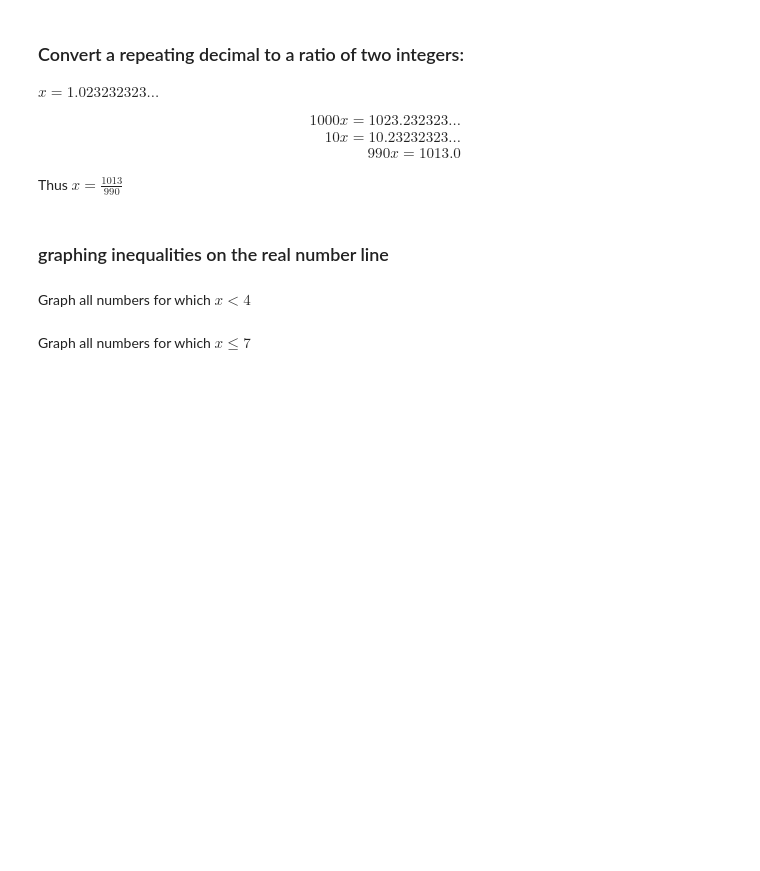
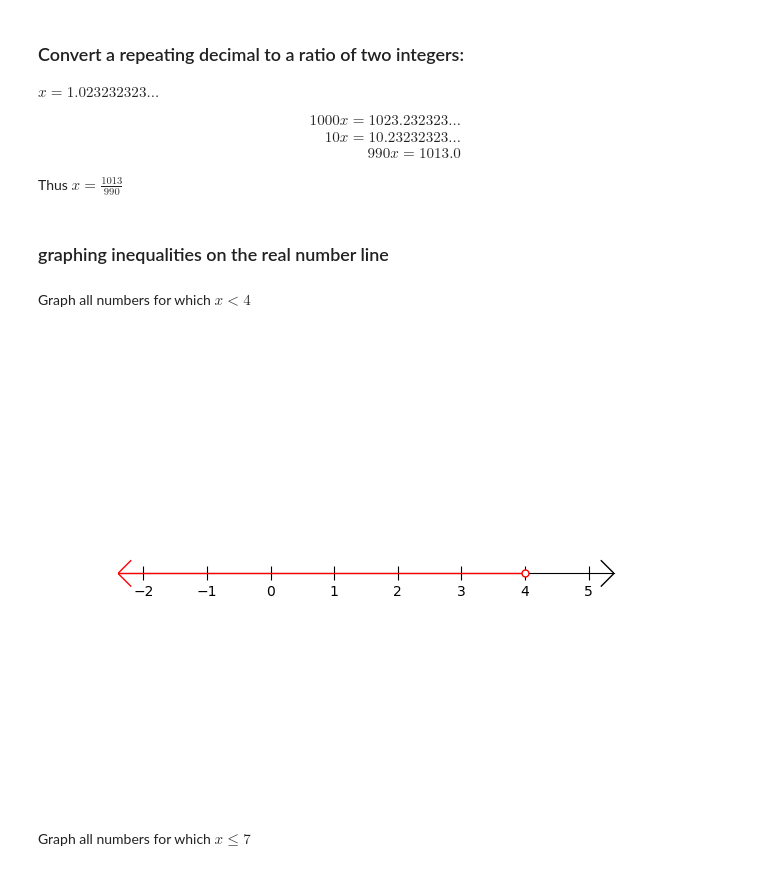
Before and after one commit to geraldwenzel/math_notebooks, a Jupyter notebook: math.ipynb, the cells around one changed output. Drawn from its saved outputs; the diff is of its cells as text; code cells hidden in the pictures; blank space fills up the shorter version.

```diff
--- a/math.ipynb
+++ b/math.ipynb
@@ -390,24 +421,33 @@ Graph all numbers for which $x < 4$
 # %%
 fig, ax = plt.subplots(nrows=1)
 x_min = -2
 x_max = 5
 p = 4
 ax.set_ylim(-1, 1)
 ax.set_xlim(x_min - 0.4, x_max + 0.4)
 ax.set_xticks(range(x_min, x_max + 1))
 ax.set_yticks([])
 ax.tick_params(axis='x', direction='inout', length=10)
 ax.spines['bottom'].set_position('zero')
 ax.spines['bottom'].set_zorder(0)
 for dir in ['left', 'right', 'top']:
     ax.spines[dir].set_visible(False)
 ax.plot([x_min - 0.4, p], [0, 0], color='red', lw=1)
 ax.plot([x_min - 0.2, x_min - 0.4, x_min - 0.2], [0.2, 0, -0.2], color='red', lw=1)
 ax.plot([x_max + 0.2, x_max + 0.4, x_max + 0.2], [0.2, 0, -0.2], color='black', lw=1)
-ax.plot(p, 0, linestyle='', marker='o', fillstyle='full', markerfacecolor='white', markeredgecolor='red',
-        markersize=5, lw=2, zorder=3)
+ax.plot(p,
+        0,
+        linestyle='',
+        marker='o',
+        fillstyle='full',
+        markerfacecolor='white',
+        markeredgecolor='red',
+        markersize=5,
+        lw=2,
+        zorder=3)
 ax.set_aspect('equal')
-plt.show()
+# %% [output]
+[figure, added]
 # %% [markdown]
 Graph all numbers for which $x \leq 7$
 # %%
```
Also changed, not shown: parts of 24 cells of this notebook.
